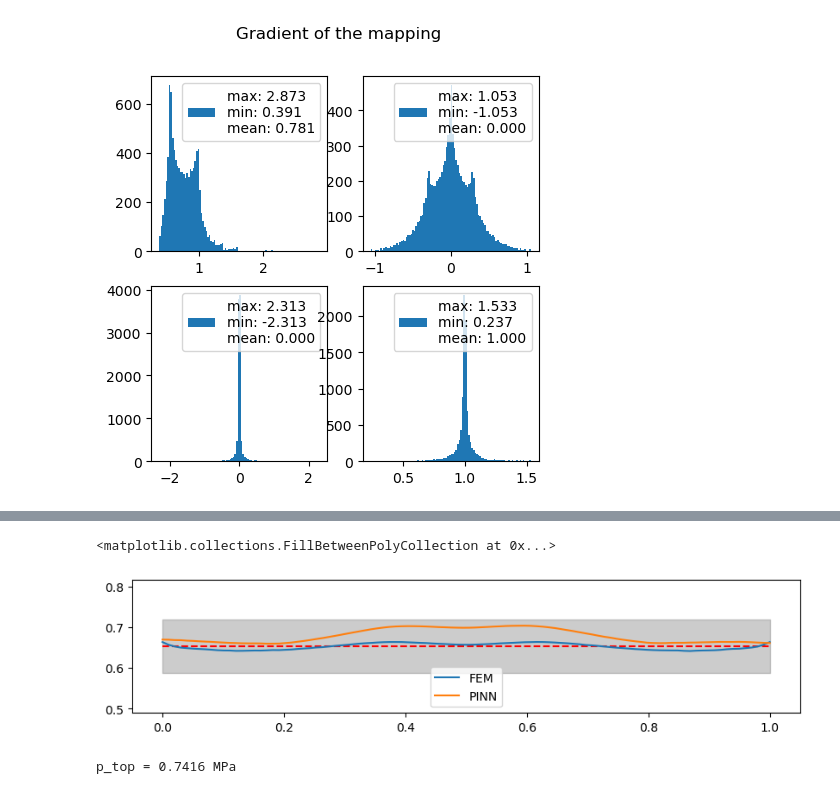
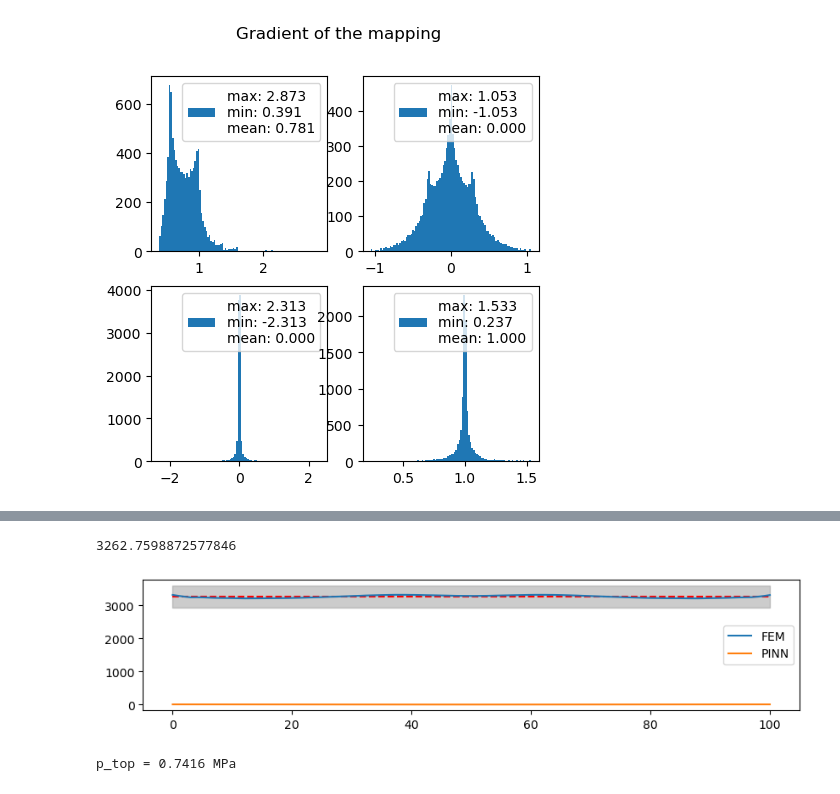
Before and after one commit to bonneted/SPIQ, a Jupyter notebook: deep_notched/pinn_soft.ipynb, the cells around one changed output, grey strips where cells are left out. Saved outputs shown, nothing was run; the diff lists cells and outputs as text; code cells hidden in the pictures.

```diff
--- a/deep_notched/pinn_soft.ipynb
+++ b/deep_notched/pinn_soft.ipynb
@@ -30,18 +30,20 @@ log_output_fields = {0: 'Ux', 1: 'Uy', 2: 'Sxx', 3: 'Syy', 4: 'Sxy'}
 net_type = 'spinn'
 bc_type = 'hard'
 mlp = 'mlp'
-n_DIC = 200
+n_DIC = 100
 noise_magnitude = 0
 lr = 0.001
-u_0 = 1e-6
-loss_weights = [1,1,1,1,1,1,1,1,1,1]
+u_0 = 1e-3
+s0 = 1
+loss_weights = [1,1,1,1,1,1,1,1,1e2,1e2]
 # loss_weights = [1,1,1,1,1,1,1,1,1]
 
-# loss_weights = [1,1,0,0,0,1,1,1,1,1]
+# loss_weights = [0,0,0,0,0,0,0,0,1,1]
 
 stress_bc = False
-
+net_type = 'spinn'
 save_model = True
+coord_normalization = True
 # %%
 #%%
 if net_type == "spinn":
@@ -566,14 +589,14 @@ def calc_loss_weights(model):
     loss_weights_grads = jnp.sqrt(jnp.sum(loss_grads)/loss_grads) # Caution: ad-hoc sqrt
     return loss_weights_grads, loss_grads
 # %%
-n_iter = 1000
-log_every = 100
+n_iter = 20000
+log_every = 1000
 lr = 0.001
 
 # save_model_path = "/home/dbey/SPIQ/deep_notched/test_model"
 # model.compile(optimizer, lr=0.001, metrics=["l2 relative error"], loss_weights=loss_weights)
 losshistory, train_state = model.train(
-    iterations=100000, display_every=10000
+    iterations=n_iter, display_every=log_every
 )
 # model.compile(optimizer, lr=0.0001, metrics=["l2 relative error"], loss_weights=loss_weights)
 # losshistory, train_state = model.train(
@@ -682,8 +699,8 @@ import matplotlib.ticker as ticker
 import matplotlib.transforms as mtransforms
 import matplotlib.pyplot as plt
 
-R=0.5
-L=1.0
+R=50
+L=100.0
 ngrid=100
 
 x_bcs = np.linspace(0,L,ngrid).reshape(-1,1)
@@ -974,38 +992,40 @@ def integral_stress(inputs, outputs):
     Syy = outputs[0][:, 3:4].reshape(x_mesh.shape)
     return jnp.trapezoid(Syy, x_mesh, axis=0)
 
 n_integral = 100
 x_integral = np.linspace(0, x_max, n_integral).reshape(-1, 1)
 X_integral = [x_integral, x_integral]
 
 S_yy_integral = model.predict(X_integral, operator=integral_stress)
 S_yy_fem = solution_fn(X_integral)[:, 3:4].reshape(n_integral, n_integral)
 x_integral_mesh = transform_coords(X_integral)
 x_integral_mesh = jax.vmap(coordMap)(x_integral_mesh)[:,0].reshape(n_integral, n_integral)
 S_yy_integral_fem = np.trapezoid(S_yy_fem, x_integral_mesh, axis=0)
 
-x_width = x_integral_mesh[:, -1] - x_integral_mesh[:, 0]
+x_width = x_integral_mesh[-1, :] - x_integral_mesh[0, :]
+p_top = S_yy_integral_fem.mean()
 
 # S_yy_integral_fem = np.mean(S_yy_fem, axis=0) * x_width
 #
 # plt.figure(figsize=(4, 8))
 # # plt.plot(S_yy_integral,x_integral, label="Integral stress Syy")
 # plt.plot(S_yy_integral_fem, x_integral, label="Integral stress Syy FEM", linestyle='--')
 # plt.vlines(S_yy_integral_fem.mean(), 0, x_max, color='red', linestyle='--', label="x_max")
 
 plt.figure(figsize=(10, 2))
 plt.hlines(p_top, 0, y_max, color='red', linestyle='--')
 plt.plot(x_integral,S_yy_integral_fem, label="FEM", linestyle='-')
 plt.plot(x_integral,S_yy_integral, label="PINN", linestyle='-')
 plt.legend()
 
-p_top = S_yy_integral_fem.mean()
 # plt.plot(y_plot, x_width, label="x_max", linestyle='--', color='black')
 plt.ylim(0.75*p_top, 1.25*p_top)  # Set the minimum and maximum y-axis values
-plt.fill_betweenx([0.9*p_top, 1.1*p_top], 0, 1, color='grey', alpha=0.4)
+plt.fill_betweenx([0.9*p_top, 1.1*p_top], 0, y_max, color='grey', alpha=0.4)
+print(p_top)
+# print(p_stress)
 # %% [output]
-<matplotlib.collections.FillBetweenPolyCollection at 0x...>
+3262.7598872577846
-[figure, old version]
+[figure, new version]
 # %%
 p_top = S_yy_integral_fem.mean()
 print(f"p_top = {p_top:.4f} MPa")
```
Also changed, not shown: parts of 10 cells of this notebook, 15 other files.
